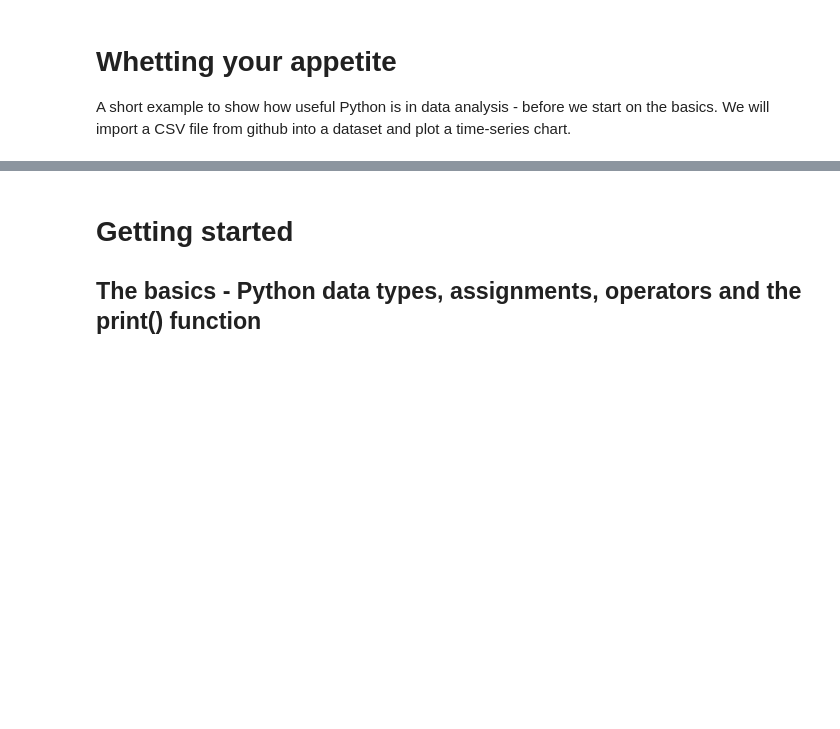
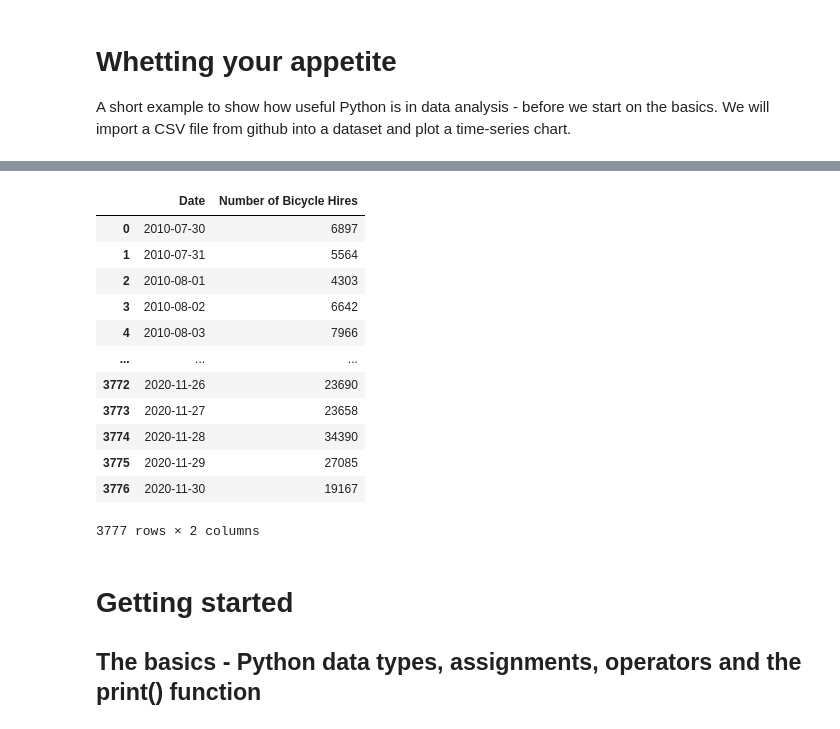
Before and after one commit to MarkWilcock/Python-Course, a Jupyter notebook: Python Course.ipynb, the cells around one changed output, grey strips where cells are left out. Saved outputs shown, nothing was run; the diff lists cells and outputs as text; code cells hidden in the pictures; blank space fills up the shorter version.

Commit message:
updated dataset relative location

```diff
--- a/Python Course.ipynb
+++ b/Python Course.ipynb
@@ -12,10 +14,24 @@ print("Hello Python")
 # %%
 # Import the modules
 import pandas as pd
 import matplotlib.pyplot as plt
 # Load our data from  CSV file on github
-df = pd.read_csv("https://raw.githubusercontent.com/MarkWilcock/Python-Course/Datasets/main/tfl-daily-cycle-hires-nov-2020-cleaned.csv", parse_dates = ['Date'], dayfirst=True)
+df = pd.read_csv("https://raw.githubusercontent.com/MarkWilcock/Python-Course/main/Datasets/tfl-daily-cycle-hires-nov-2020-cleaned.csv", parse_dates = ['Date'], dayfirst=True)
 df
+# %% [output]
+|  | Date | Number of Bicycle Hires |
+| 0 | 2010-07-30 | 6897 |
+| 1 | 2010-07-31 | 5564 |
+| 2 | 2010-08-01 | 4303 |
+| 3 | 2010-08-02 | 6642 |
+| 4 | 2010-08-03 | 7966 |
+| ... | ... | ... |
+| 3772 | 2020-11-26 | 23690 |
+| 3773 | 2020-11-27 | 23658 |
+| 3774 | 2020-11-28 | 34390 |
+| 3775 | 2020-11-29 | 27085 |
+| 3776 | 2020-11-30 | 19167 |
+3777 rows × 2 columns
 # %%
 df.info()
 #df.info
```
Also changed, not shown: parts of 1 cell of this notebook.
